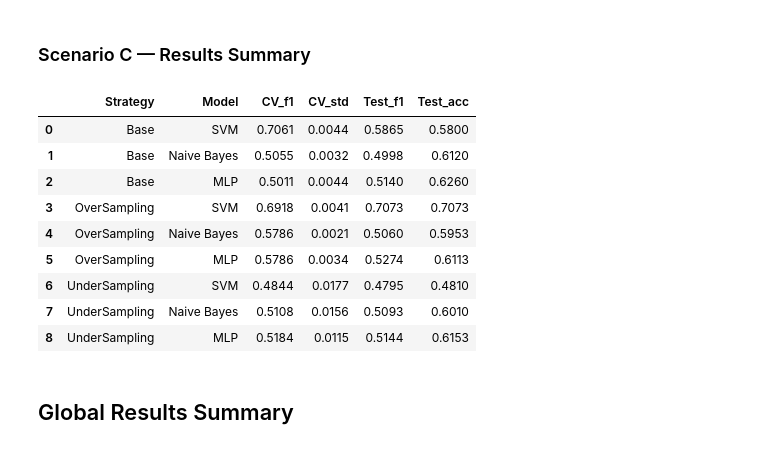
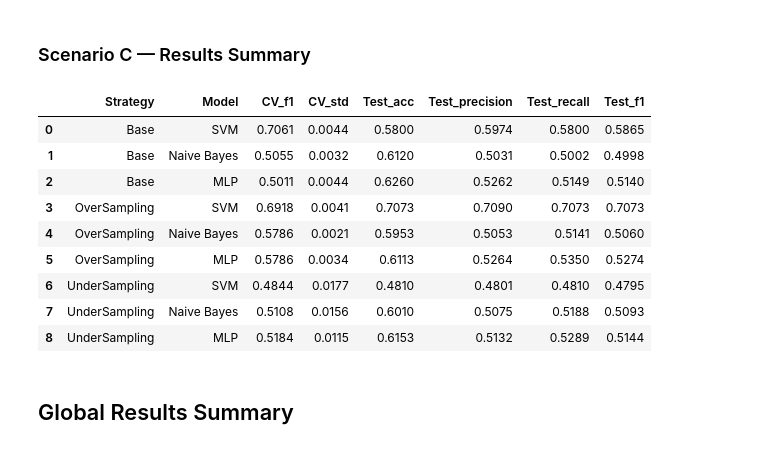
Before and after one commit to diogvasc/projetoAC, a Jupyter notebook: projetoACfinal.ipynb, the cells around one changed output. Saved outputs shown, nothing was run; the diff lists cells and outputs as text; code cells hidden in the pictures.

```diff
--- a/projetoACfinal.ipynb
+++ b/projetoACfinal.ipynb
@@ -326,11 +328,13 @@ def evaluate(model, X_train, y_train, X_test, y_test, label=""):
         for tr_idx, val_idx in kf.split(X_train, y_train):
             model.fit(X_train.iloc[tr_idx], y_train.iloc[tr_idx])
             preds = model.predict(X_train.iloc[val_idx])
-            cv_f1s.append(f1_score(y_train.iloc[val_idx], preds, average='macro', zero_division=0))
+            cv_f1s.append(f1_score(y_train.iloc[val_idx], preds, average="macro", zero_division=0))
     model.fit(X_train, y_train)
     y_pred = model.predict(X_test)
-    test_acc = accuracy_score(y_test, y_pred)
-    test_f1  = f1_score(y_test, y_pred, average='macro', zero_division=0)
+    test_acc  = accuracy_score(y_test, y_pred)
+    test_f1   = f1_score(y_test, y_pred, average="macro", zero_division=0)
+    test_prec = precision_score(y_test, y_pred, average="macro", zero_division=0)
+    test_rec  = recall_score(y_test, y_pred, average="macro", zero_division=0)
     print(label)
     print(f"CV  F1  : {np.mean(cv_f1s):.4f} +/- {np.std(cv_f1s):.4f}")
     print(f"Test acc: {test_acc:.4f}")
@@ -341,7 +345,7 @@ def evaluate(model, X_train, y_train, X_test, y_test, label=""):
     ax.set_title(label)
     plt.tight_layout()
     plt.show()
-    return float(np.mean(cv_f1s)), float(np.std(cv_f1s)), float(test_f1), float(test_acc)
+    return float(np.mean(cv_f1s)), float(np.std(cv_f1s)), float(test_f1), float(test_acc), float(test_prec), float(test_rec)
 # %% [markdown]
 # SVM train and evaluate Function
 # %%
@@ -1457,28 +1461,28 @@ weighted avg       0.63      0.62      0.62      3000
 ### Scenario C — Results Summary
 # %%
 results_C = pd.DataFrame([
-    {'Strategy': 'Base',          'Model': 'SVM',         'CV_f1': res_svm_C_base['cv_mean'], 'CV_std': res_svm_C_base['cv_std'], 'Test_f1': res_svm_C_base['f1'], 'Test_acc': res_svm_C_base['accuracy']},
-    {'Strategy': 'Base',          'Model': 'Naive Bayes', 'CV_f1': res_nb_C_base[0],          'CV_std': res_nb_C_base[1],         'Test_f1': res_nb_C_base[2],     'Test_acc': res_nb_C_base[3]},
-    {'Strategy': 'Base',          'Model': 'MLP',         'CV_f1': res_mlp_C_base[0],         'CV_std': res_mlp_C_base[1],        'Test_f1': res_mlp_C_base[2],    'Test_acc': res_mlp_C_base[3]},
-    {'Strategy': 'OverSampling',  'Model': 'SVM',         'CV_f1': res_svm_C_over['cv_mean'], 'CV_std': res_svm_C_over['cv_std'], 'Test_f1': res_svm_C_over['f1'], 'Test_acc': res_svm_C_over['accuracy']},
-    {'Strategy': 'OverSampling',  'Model': 'Naive Bayes', 'CV_f1': res_nb_C_over[0],          'CV_std': res_nb_C_over[1],         'Test_f1': res_nb_C_over[2],     'Test_acc': res_nb_C_over[3]},
-    {'Strategy': 'OverSampling',  'Model': 'MLP',         'CV_f1': res_mlp_C_over[0],         'CV_std': res_mlp_C_over[1],        'Test_f1': res_mlp_C_over[2],    'Test_acc': res_mlp_C_over[3]},
-    {'Strategy': 'UnderSampling', 'Model': 'SVM',         'CV_f1': res_svm_C_under['cv_mean'],'CV_std': res_svm_C_under['cv_std'],'Test_f1': res_svm_C_under['f1'],'Test_acc': res_svm_C_under['accuracy']},
-    {'Strategy': 'UnderSampling', 'Model': 'Naive Bayes', 'CV_f1': res_nb_C_under[0],         'CV_std': res_nb_C_under[1],        'Test_f1': res_nb_C_under[2],    'Test_acc': res_nb_C_under[3]},
-    {'Strategy': 'UnderSampling', 'Model': 'MLP',         'CV_f1': res_mlp_C_under[0],        'CV_std': res_mlp_C_under[1],       'Test_f1': res_mlp_C_under[2],   'Test_acc': res_mlp_C_under[3]},
+    {"Strategy": "Base", "Model": "SVM",         "CV_f1": res_svm_C_base["cv_mean"], "CV_std": res_svm_C_base["cv_std"], "Test_acc": res_svm_C_base["accuracy"], "Test_precision": res_svm_C_base["precision"], "Test_recall": res_svm_C_base["recall"], "Test_f1": res_svm_C_base["f1"]},
+    {"Strategy": "Base", "Model": "Naive Bayes", "CV_f1": res_nb_C_base[0], "CV_std": res_nb_C_base[1], "Test_acc": res_nb_C_base[3], "Test_precision": res_nb_C_base[4], "Test_recall": res_nb_C_base[5], "Test_f1": res_nb_C_base[2]},
+    {"Strategy": "Base", "Model": "MLP",         "CV_f1": res_mlp_C_base[0], "CV_std": res_mlp_C_base[1], "Test_acc": res_mlp_C_base[3], "Test_precision": res_mlp_C_base[4], "Test_recall": res_mlp_C_base[5], "Test_f1": res_mlp_C_base[2]},
+    {"Strategy": "OverSampling", "Model": "SVM",         "CV_f1": res_svm_C_over["cv_mean"], "CV_std": res_svm_C_over["cv_std"], "Test_acc": res_svm_C_over["accuracy"], "Test_precision": res_svm_C_over["precision"], "Test_recall": res_svm_C_over["recall"], "Test_f1": res_svm_C_over["f1"]},
+    {"Strategy": "OverSampling", "Model": "Naive Bayes", "CV_f1": res_nb_C_over[0], "CV_std": res_nb_C_over[1], "Test_acc": res_nb_C_over[3], "Test_precision": res_nb_C_over[4], "Test_recall": res_nb_C_over[5], "Test_f1": res_nb_C_over[2]},
+    {"Strategy": "OverSampling", "Model": "MLP",         "CV_f1": res_mlp_C_over[0], "CV_std": res_mlp_C_over[1], "Test_acc": res_mlp_C_over[3], "Test_precision": res_mlp_C_over[4], "Test_recall": res_mlp_C_over[5], "Test_f1": res_mlp_C_over[2]},
+    {"Strategy": "UnderSampling", "Model": "SVM",         "CV_f1": res_svm_C_under["cv_mean"], "CV_std": res_svm_C_under["cv_std"], "Test_acc": res_svm_C_under["accuracy"], "Test_precision": res_svm_C_under["precision"], "Test_recall": res_svm_C_under["recall"], "Test_f1": res_svm_C_under["f1"]},
+    {"Strategy": "UnderSampling", "Model": "Naive Bayes", "CV_f1": res_nb_C_under[0], "CV_std": res_nb_C_under[1], "Test_acc": res_nb_C_under[3], "Test_precision": res_nb_C_under[4], "Test_recall": res_nb_C_under[5], "Test_f1": res_nb_C_under[2]},
+    {"Strategy": "UnderSampling", "Model": "MLP",         "CV_f1": res_mlp_C_under[0], "CV_std": res_mlp_C_under[1], "Test_acc": res_mlp_C_under[3], "Test_precision": res_mlp_C_under[4], "Test_recall": res_mlp_C_under[5], "Test_f1": res_mlp_C_under[2]},
 ]).round(4)
 display(results_C)
 # %% [output]
-|  | Strategy | Model | CV_f1 | CV_std | Test_f1 | Test_acc |
-| 0 | Base | SVM | 0.7061 | 0.0044 | 0.5865 | 0.5800 |
-| 1 | Base | Naive Bayes | 0.5055 | 0.0032 | 0.4998 | 0.6120 |
-| 2 | Base | MLP | 0.5011 | 0.0044 | 0.5140 | 0.6260 |
-| 3 | OverSampling | SVM | 0.6918 | 0.0041 | 0.7073 | 0.7073 |
-| 4 | OverSampling | Naive Bayes | 0.5786 | 0.0021 | 0.5060 | 0.5953 |
-| 5 | OverSampling | MLP | 0.5786 | 0.0034 | 0.5274 | 0.6113 |
-| 6 | UnderSampling | SVM | 0.4844 | 0.0177 | 0.4795 | 0.4810 |
-| 7 | UnderSampling | Naive Bayes | 0.5108 | 0.0156 | 0.5093 | 0.6010 |
-| 8 | UnderSampling | MLP | 0.5184 | 0.0115 | 0.5144 | 0.6153 |
+|  | Strategy | Model | CV_f1 | CV_std | Test_acc | Test_precision | Test_recall | Test_f1 |
+| 0 | Base | SVM | 0.7061 | 0.0044 | 0.5800 | 0.5974 | 0.5800 | 0.5865 |
+| 1 | Base | Naive Bayes | 0.5055 | 0.0032 | 0.6120 | 0.5031 | 0.5002 | 0.4998 |
+| 2 | Base | MLP | 0.5011 | 0.0044 | 0.6260 | 0.5262 | 0.5149 | 0.5140 |
+| 3 | OverSampling | SVM | 0.6918 | 0.0041 | 0.7073 | 0.7090 | 0.7073 | 0.7073 |
+| 4 | OverSampling | Naive Bayes | 0.5786 | 0.0021 | 0.5953 | 0.5053 | 0.5141 | 0.5060 |
+| 5 | OverSampling | MLP | 0.5786 | 0.0034 | 0.6113 | 0.5264 | 0.5350 | 0.5274 |
+| 6 | UnderSampling | SVM | 0.4844 | 0.0177 | 0.4810 | 0.4801 | 0.4810 | 0.4795 |
+| 7 | UnderSampling | Naive Bayes | 0.5108 | 0.0156 | 0.6010 | 0.5075 | 0.5188 | 0.5093 |
+| 8 | UnderSampling | MLP | 0.5184 | 0.0115 | 0.6153 | 0.5132 | 0.5289 | 0.5144 |
 # %% [markdown]
 ## Global Results Summary
 # %%
```
Also changed, not shown: parts of 4 cells of this notebook.
